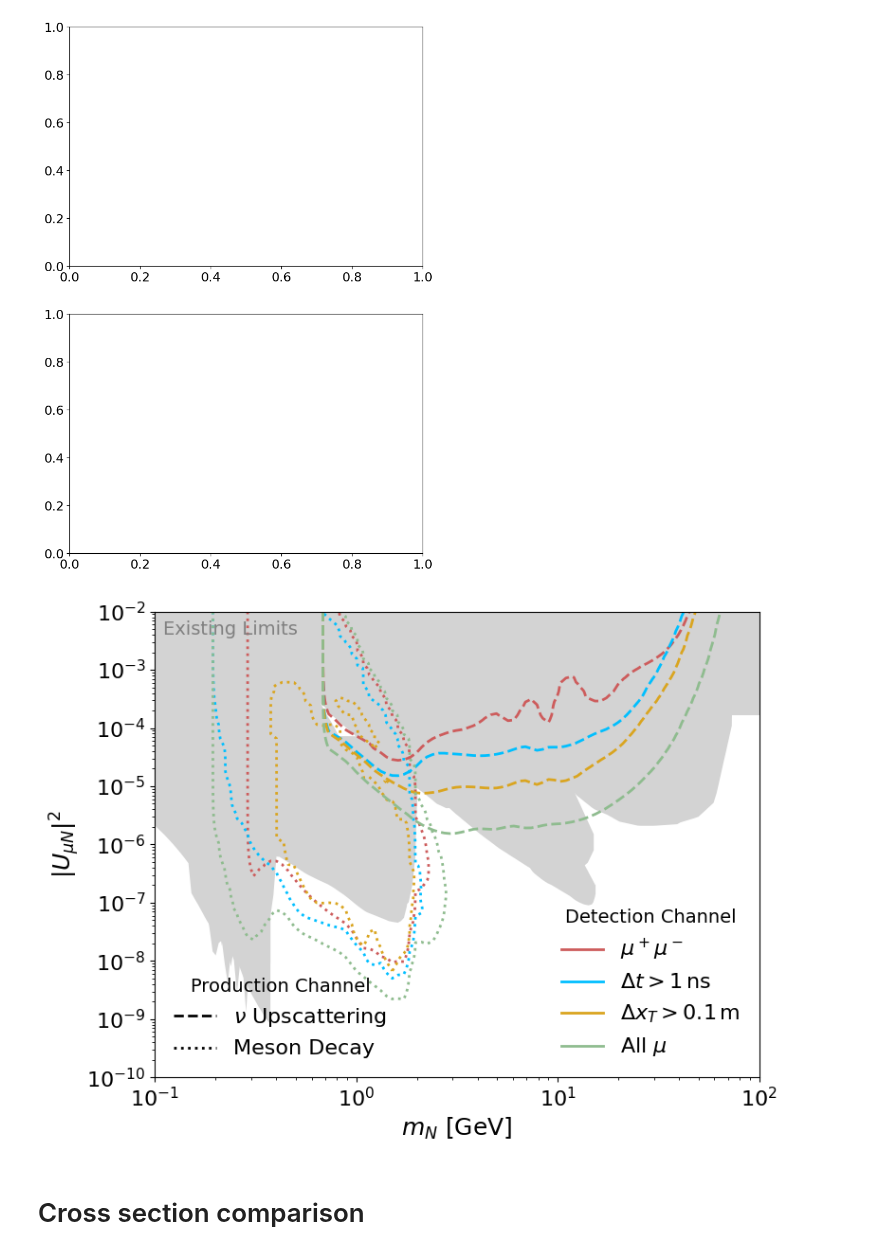
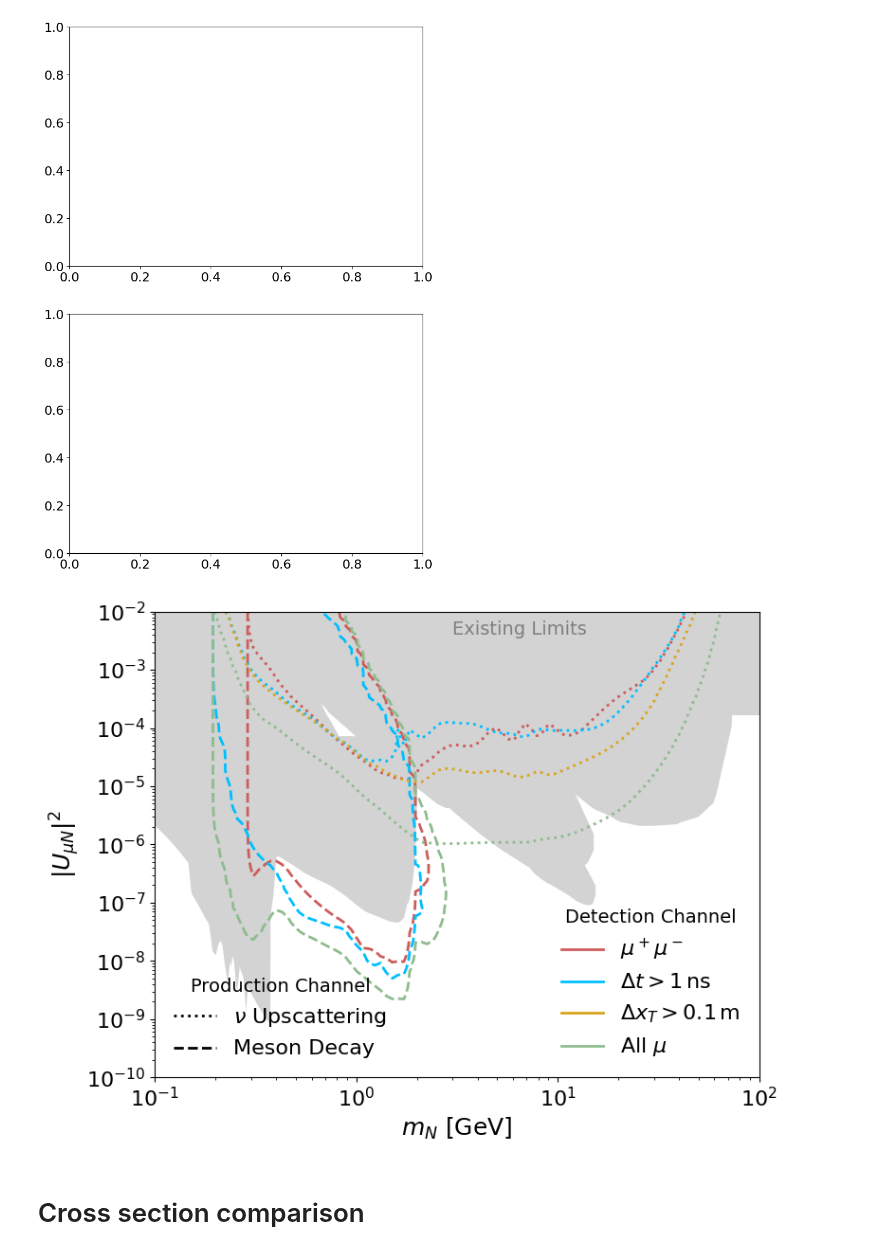
Before and after one commit to nickkamp1/Lake_Geneva_Neutrinos, a Jupyter notebook: SIREN_HNLAnalysis.ipynb, the cells around one changed output. Saved outputs shown, nothing was run; the diff lists cells and outputs as text; code cells hidden in the pictures.

```diff
--- a/SIREN_HNLAnalysis.ipynb
+++ b/SIREN_HNLAnalysis.ipynb
@@ -96,7 +144,11 @@ metafile.close()
 rate_dict = {k:{"dimuon":{}, "delayed":{}, "displaced":{}, "muon":{}} for k in ["upscatter", "mesondecay"]}
 sim_dict = {k:{} for k in ["upscatter", "mesondecay"]}
 # %%
+from re import sub
+
+
 for groups,group_name in zip([mesondecay_groups, upscatter_groups], ["mesondecay", "upscatter"]):
+    subgroups = ["light_14", "light_-14", "charm_14", "charm_-14"] if group_name=="upscatter" else ["all"]
     print(f"Processing {group_name} groups...")
     for i,((m4, Um4), files) in enumerate(groups.items()):
         print("Processing group %d out of %d"%(i,len(groups)),end='\r')
@@ -104,9 +156,13 @@ for groups,group_name in zip([mesondecay_groups, upscatter_groups], ["mesondecay
         delayed_total = 0.0
         displaced_total = 0.0
         muon_total = 0.0
-        input_data = pd.read_csv(f"Data/SIREN/Output/SINE_CMS_West/HNLs/summary_files/{group_name}_m4_{m4}_Um4_{Um4}_rate.txt",delim_whitespace=True)
+        totals = {muon_key:0 for muon_key in rate_dict[group_name].keys()}
+        for subgroup in subgroups:
+            input_data = pd.read_csv(f"Data/SIREN/Output/SINE_CMS_West/HNLs/summary_files/{group_name}_{subgroup}_m4_{m4}_Um4_{Um4}_rate.txt",delim_whitespace=True)
+            for muon_key in rate_dict[group_name].keys():
+                totals[muon_key] += input_data[muon_key].item()
         for muon_key in rate_dict[group_name].keys():
-            rate_dict[group_name][muon_key][(m4, Um4)] = input_data[muon_key].item()
+            rate_dict[group_name][muon_key][(m4, Um4)] = totals[muon_key]
 # %% [output]
 Processing mesondecay groups...
 Processing upscatter groups...040
@@ -162,7 +218,7 @@ m4_max = 100
 m4_range = np.logspace(np.log10(m4_min),np.log10(m4_max),200)
 
 # first, plot existing limits
-plt.text(m4_min*1.1,4e-3,"Existing Limits",color="gray",fontsize=14)
+plt.text(3,4e-3,"Existing Limits",color="gray",fontsize=14)
 for case,limit in case_muon.limits.iterrows():
     if limit.m4_top is not None and limit.plot_label!="NuTeV":
         # Create points for convex hull
@@ -199,21 +255,21 @@ for case,limit in case_muon.limits.iterrows():
 
 # next, plot our sensitivity
 detection_handles = []
-for k in ["dimuon", "delayed", "displaced", "muon"]:
+for muon_key in ["dimuon", "delayed", "displaced", "muon"]:
 
-    upscatter_results = rate_dict["upscatter"][k]
-    mesondecay_results = rate_dict["mesondecay"][k]
+    upscatter_results = rate_dict["upscatter"][muon_key]
+    mesondecay_results = rate_dict["mesondecay"][muon_key]
 
-    if k=="dimuon":
+    if muon_key=="dimuon":
         color = "indianred"
         label=r"$\mu^+\mu^-$"
-    elif k=="delayed":
+    elif muon_key=="delayed":
         color = "deepskyblue"
         label=r"$\Delta  t > 1\,{\rm ns}$"
-    elif k=="displaced":
+    elif muon_key=="displaced":
         color = "goldenrod"
         label=r"$\Delta  x_T > 0.1\,{\rm m}$"
-    elif k=="muon":
+    elif muon_key=="muon":
         color = "darkseagreen"
         label=r"All $\mu$"
 
@@ -254,38 +310,38 @@ for k in ["dimuon", "delayed", "displaced", "muon"]:
     mesondecay_Z = 10**rate_func["mesondecay"](np.log10(X), np.log10(Y))
     upscatter_Z = 10**rate_func["upscatter"](np.log10(X), np.log10(Y))
     Z = upscatter_Z + mesondecay_Z
-    contours = plt.contour(X, Y, upscatter_Z, levels=[1],colors=[color],linestyles=["--"])
-    contours = plt.contour(X, Y, mesondecay_Z, levels=[1],colors=[color],linestyles=[":"])
+    contours = plt.contour(X, Y, upscatter_Z, levels=[1],colors=[color],linestyles=[":"])
+    if muon_key!="displaced": contours = plt.contour(X, Y, mesondecay_Z, levels=[1],colors=[color],linestyles=["--"])
     #contours = plt.contour(X, Y, Z, levels=[1],colors=[color],linestyles=["-"])
     detection_handles.append(plt.plot([],[], color=color, label=label)[0])
 
 # --- Create Production Channel Legend Handles ---
 production_handles = [
-    plt.plot([],[],color="black",linestyle="--",label=r"$\nu$ Upscattering")[0],
-    plt.plot([],[],color="black",linestyle=":",label="Meson Decay")[0],
+    plt.plot([],[],color="black",linestyle=":",label=r"$\nu$ Upscattering")[0],
+    plt.plot([],[],color="black",linestyle="--",label="Meson Decay")[0],
     #plt.plot([],[],color="black",linestyle="-",label="Total")[0]
 ]
 
 # --- Create and place the two legends ---
 # Create the first legend (for detection channels)
 legend1 = plt.legend(handles=detection_handles, loc="lower right", title="Detection Channel")
 # Add the first legend to the current axes
 plt.gca().add_artist(legend1)
 
 # Create the second legend (for production channels)
 plt.legend(handles=production_handles, loc="lower left", title="Production Channel")
 
 plt.xlabel(r'$m_N$ [GeV]')
 plt.ylabel(r'$|U_{\mu N}|^2$')
 plt.loglog()
 plt.ylim(1e-10,1e-2)
 plt.xlim(m4_min,m4_max)
 plt.tight_layout()
 #plt.legend(loc="lower right",ncol=2)
 plt.savefig("Figures/HNL/SINE_HNL_Sensitivity.pdf",dpi=100)
 plt.show()
 # %% [output]
-[figure, old version]
+[figure, new version]
 # %% [markdown]
 # Cross section comparison
 # %%
```
Also changed, not shown: parts of 9 cells of this notebook, 7 other files.
